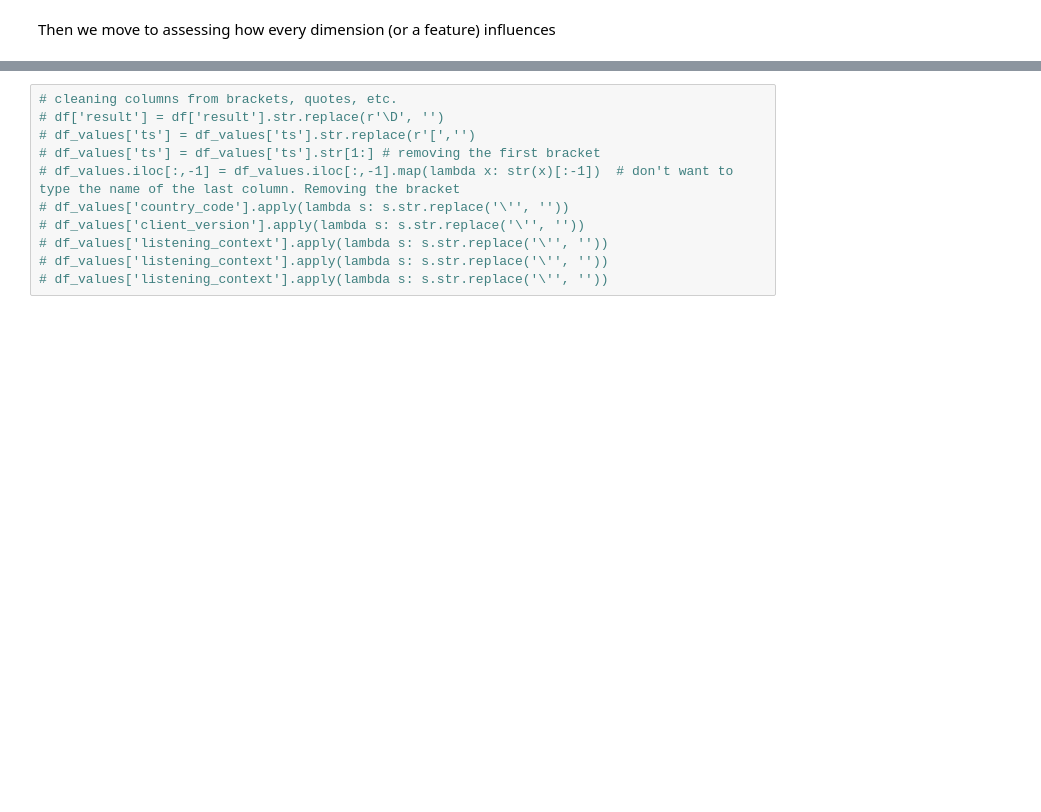
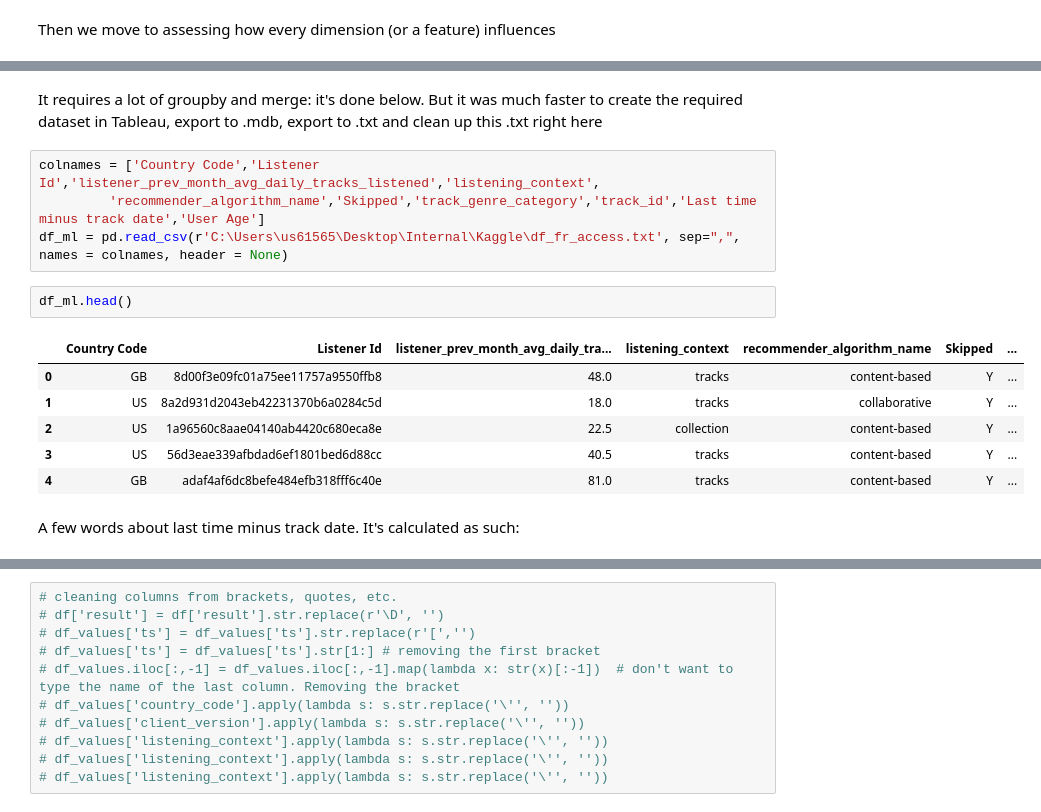
Before and after one commit to nastyh/SC, a Jupyter notebook: SC_Jupyter.ipynb, the cells around one changed output, grey strips where cells are left out. Drawn from its saved outputs; the diff is of its cells as text; blank space fills up the shorter version.

```diff
--- a/SC_Jupyter.ipynb
+++ b/SC_Jupyter.ipynb
@@ -182,0 +198,18 @@ Then we move to assessing how every dimension (or a feature) influences
+# %% [markdown]
+It requires a lot of groupby and merge: it's done below.
+But it was much faster to create the required dataset in Tableau, export to .mdb, export to .txt and clean up this .txt right here
+# %%
+colnames = ['Country Code','Listener Id','listener_prev_month_avg_daily_tracks_listened','listening_context',
+         'recommender_algorithm_name','Skipped','track_genre_category','track_id','Last time minus track date','User Age']
+df_ml = pd.read_csv(r'C:\Users\us61565\Desktop\Internal\Kaggle\df_fr_access.txt', sep=",", names = colnames, header = None)
+# %%
+df_ml.head()
+# %% [output]
+|  | Country Code | Listener Id | listener_prev_month_avg_daily_tra... | listening_context | recommender_algorithm_name | Skipped | ... |
+| 0 | GB | 8d00f3e09fc01a75ee11757a9550ffb8 | 48.0 | tracks | content-based | Y | ... |
+| 1 | US | 8a2d931d2043eb42231370b6a0284c5d | 18.0 | tracks | collaborative | Y | ... |
+| 2 | US | 1a96560c8aae04140ab4420c680eca8e | 22.5 | collection | content-based | Y | ... |
+| 3 | US | 56d3eae339afbdad6ef1801bed6d88cc | 40.5 | tracks | content-based | Y | ... |
+| 4 | GB | adaf4af6dc8befe484efb318fff6c40e | 81.0 | tracks | content-based | Y | ... |
+# %% [markdown]
+A few words about last time minus track date. It's calculated as such:
```
Also changed, not shown: parts of 33 cells of this notebook, 3 other files.
